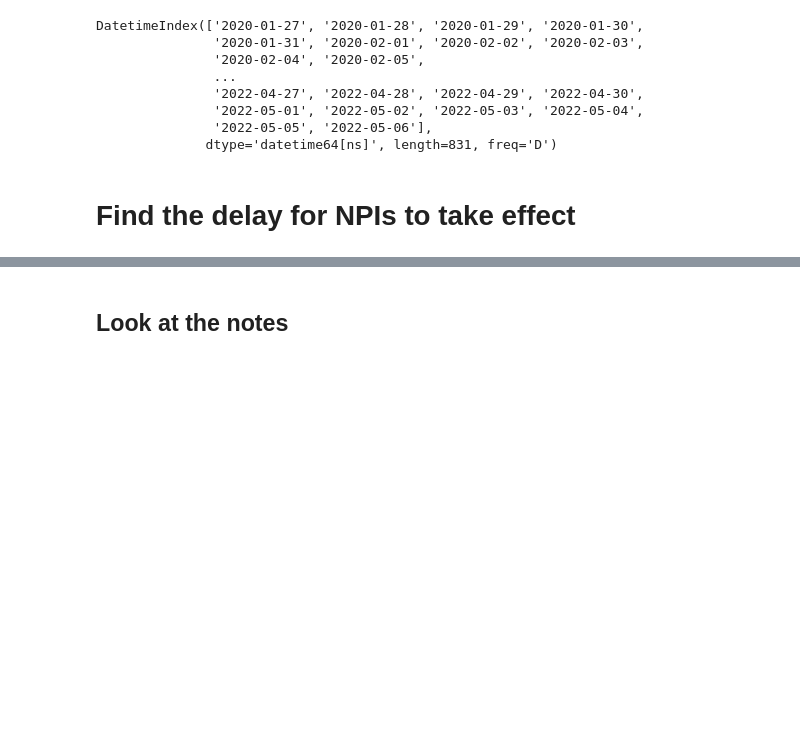
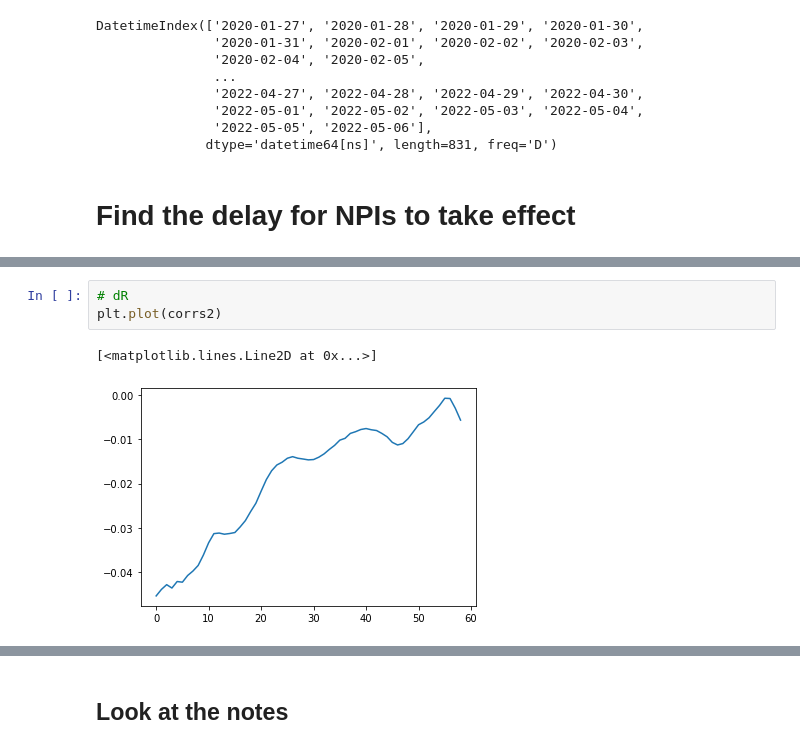
Before and after one commit to sammer1107/AI-Final-8, a Jupyter notebook: yujen/train.ipynb, the cells around one changed output, grey strips where cells are left out. Cells and saved outputs as stored; diff of their text form; blank space fills up the shorter version.

```diff
--- a/yujen/train.ipynb
+++ b/yujen/train.ipynb
@@ -451,0 +418,6 @@ Index: []
+# %%
+# dR
+plt.plot(corrs2)
+# %% [output]
+[<matplotlib.lines.Line2D at 0x...>]
+[figure, added]
```
Also changed, not shown: parts of 24 cells of this notebook, 2 other files.
